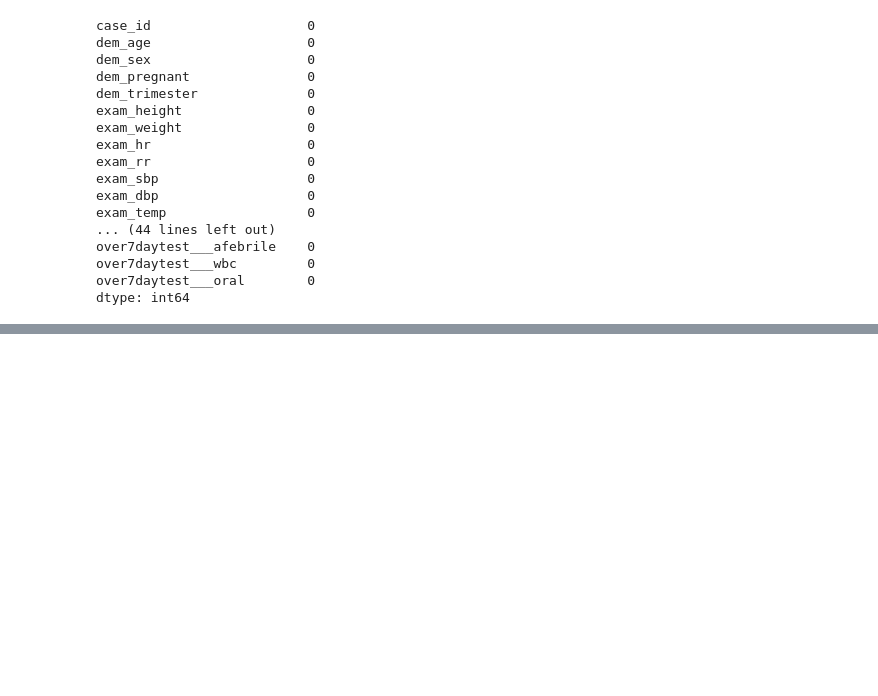
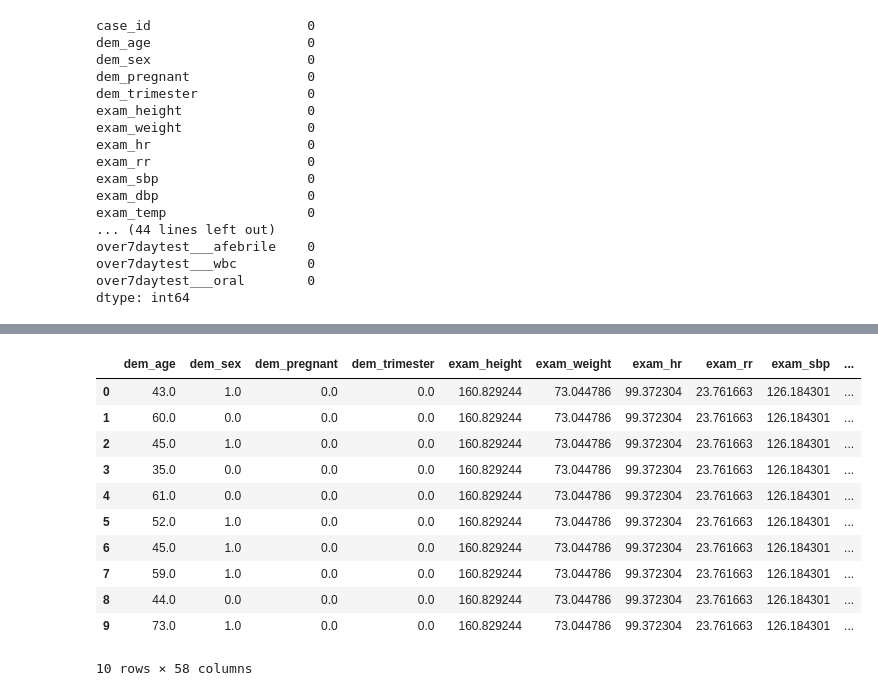
Before and after one commit to Nikola671/DS-450-01_Spring26_Team_Pineapple, a Jupyter notebook: Team Mini Project 2 - CAPO/CapoEDA.ipynb, the cells around one changed output, grey strips where cells are left out. Cells and saved outputs as stored; diff of their text form; code cells hidden in the pictures; blank space fills up the shorter version.

```diff
--- a/Team Mini Project 2 - CAPO/CapoEDA.ipynb
+++ b/Team Mini Project 2 - CAPO/CapoEDA.ipynb
@@ -168,0 +290,4 @@ memory usage: 3.5 MB
+# %%
+# loading data
+data4 = pd.read_csv("CAPOEDA_LINEAR.csv")
+data4.info()
@@ -168,0 +312,18 @@ memory usage: 3.5 MB
+# %%
+# drop case_id and lab_wbc columns
+data4.drop(['case_id', 'lab_wbc'], axis=1, inplace=True)
+# %%
+data4.head(10)
+# %% [output]
+|  | dem_age | dem_sex | dem_pregnant | dem_trimester | exam_height | exam_weight | exam_hr | exam_rr | exam_sbp | ... |
+| 0 | 43.0 | 1.0 | 0.0 | 0.0 | 160.829244 | 73.044786 | 99.372304 | 23.761663 | 126.184301 | ... |
+| 1 | 60.0 | 0.0 | 0.0 | 0.0 | 160.829244 | 73.044786 | 99.372304 | 23.761663 | 126.184301 | ... |
+| 2 | 45.0 | 1.0 | 0.0 | 0.0 | 160.829244 | 73.044786 | 99.372304 | 23.761663 | 126.184301 | ... |
+| 3 | 35.0 | 0.0 | 0.0 | 0.0 | 160.829244 | 73.044786 | 99.372304 | 23.761663 | 126.184301 | ... |
+| 4 | 61.0 | 0.0 | 0.0 | 0.0 | 160.829244 | 73.044786 | 99.372304 | 23.761663 | 126.184301 | ... |
+| 5 | 52.0 | 1.0 | 0.0 | 0.0 | 160.829244 | 73.044786 | 99.372304 | 23.761663 | 126.184301 | ... |
+| 6 | 45.0 | 1.0 | 0.0 | 0.0 | 160.829244 | 73.044786 | 99.372304 | 23.761663 | 126.184301 | ... |
+| 7 | 59.0 | 1.0 | 0.0 | 0.0 | 160.829244 | 73.044786 | 99.372304 | 23.761663 | 126.184301 | ... |
+| 8 | 44.0 | 0.0 | 0.0 | 0.0 | 160.829244 | 73.044786 | 99.372304 | 23.761663 | 126.184301 | ... |
+| 9 | 73.0 | 1.0 | 0.0 | 0.0 | 160.829244 | 73.044786 | 99.372304 | 23.761663 | 126.184301 | ... |
+10 rows × 58 columns
```
Also changed, not shown: parts of 37 cells of this notebook.
